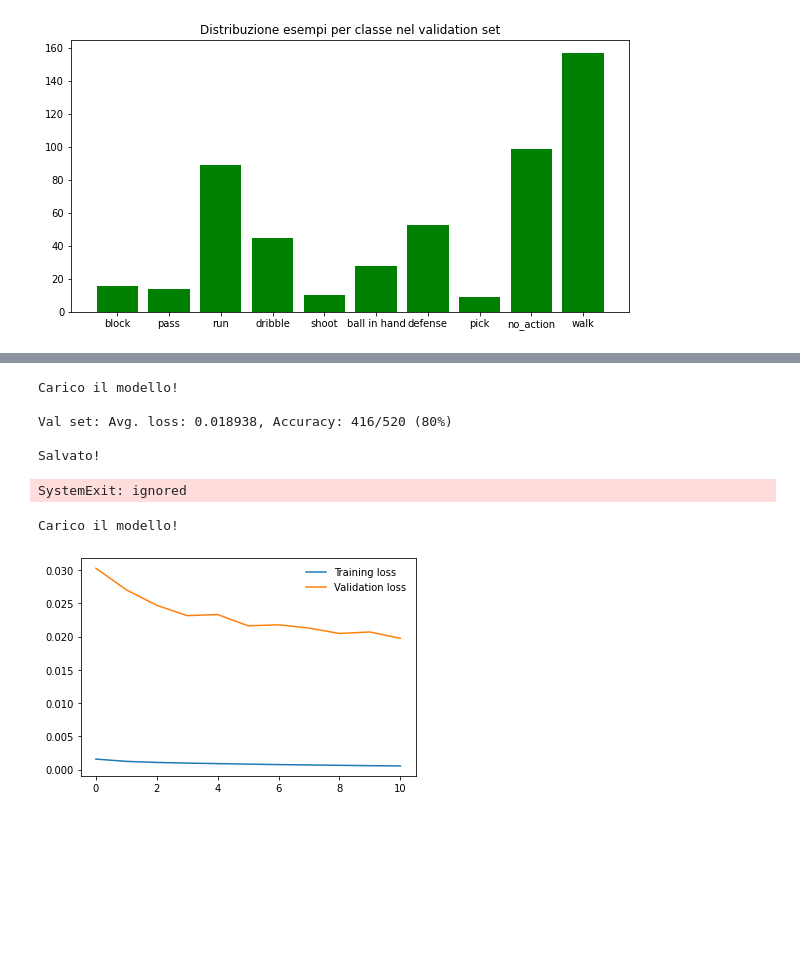
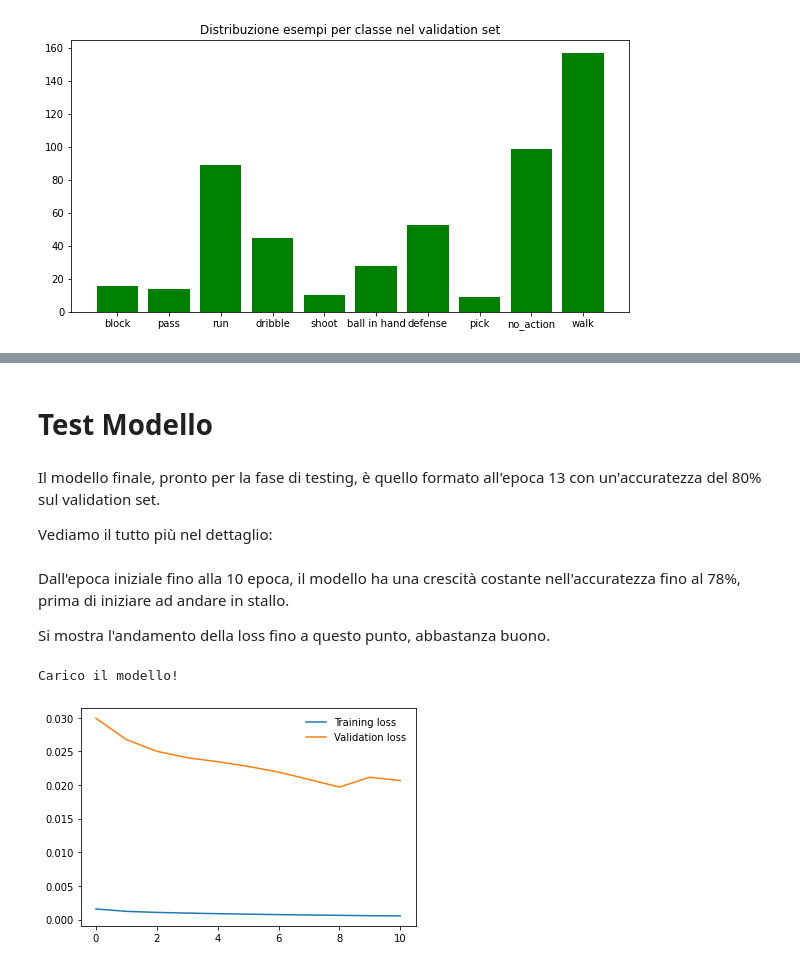
Before and after one commit to Elmaravilla7/ProgettoCV, a Jupyter notebook: Esame204898.ipynb, the cells around one changed output, grey strips where cells are left out. Drawn from its saved outputs; the diff is of its cells as text; code cells hidden in the pictures; blank space fills up the shorter version.

Commit message:
v3.0
Quasi finale

```diff
--- a/Esame204898.ipynb
+++ b/Esame204898.ipynb
@@ -816,11 +867,11 @@ def tLearning():
 # %%
 from sys import exit
 
+batch_size=32
+learning_rate=0.0001
+epochs=30
 RESTORE=True
 FNAME="m13"
-epochs=30
-batch_size=32
-learning_rate=0.0001
 print_every=100
 s=[]
 output=[]
@@ -843,14 +894,14 @@ epoch=0
 
 try:
     x=[]
-    val(model,valLoader,s,x)
+    validation(model,valLoader,s,x)
     step=len(trainLoader)
     output.append(x)
     for epoch in range(startEpoch,epochs):
             outx=[]
             sx=[]
             train_loss1=train(epoch,step,print_every,trainLoader,sx)
-            val_loss1,val_accs1=val(model,valLoader,sx,outx)
+            val_loss1,val_accs1=validation(model,valLoader,sx,outx)
             train_loss.append(train_loss1)
             val_loss.append(val_loss1)
             val_accs.append(val_accs1)
@@ -859,16 +910,15 @@ try:
 
 except KeyboardInterrupt:
     salva(model,epoch,optimizer,criterion,train_loss,val_loss,val_accs,s,output,FNAME+str(epoch))
-    exit("Salvataggio modello all'epoca "+str(epoch))
+    exit("Salvo modello!")
 
 
 
 salva(model,epoch,optimizer,criterion,train_loss,val_loss,val_accs,s,output,FNAME)
-# %% [output]
-Carico il modello!
-
-Val set: Avg. loss: 0.018938, Accuracy: 416/520 (80%)
-
-Salvato!
-SystemExit: ignored
+# %% [markdown]
+# **Test Modello**
+# %% [markdown]
+Il modello finale, pronto per la fase di testing, è quello formato all'epoca 13 con un'accuratezza del 80% sul validation set.
+
+Vediamo il tutto più nel dettaglio:
 # %%
@@ -876,7 +927,11 @@ SystemExit: ignored
 !cp -f 'drive/My Drive/ProgettoCV204898/m13.model' ./
+# %% [markdown]
+Dall'epoca iniziale fino alla 10 epoca, il modello ha una crescità costante nell'accuratezza fino al 78%, prima di iniziare ad andare in stallo.
+
+Si mostra l'andamento della loss fino a questo punto, abbastanza buono.
 # %%
-model,startEpoch,optimizer,criterion,train_loss,val_loss,val_accs,s,output=restart('m12')
+model,startEpoch,optimizer,criterion,train_loss,val_loss,val_accs,s,output=restart('m10')
 graficoL(train_loss,val_loss)
 # %% [output]
 Carico il modello!
-[figure, old version]
+[figure, new version]
```
Also changed, not shown: parts of 45 cells of this notebook.
